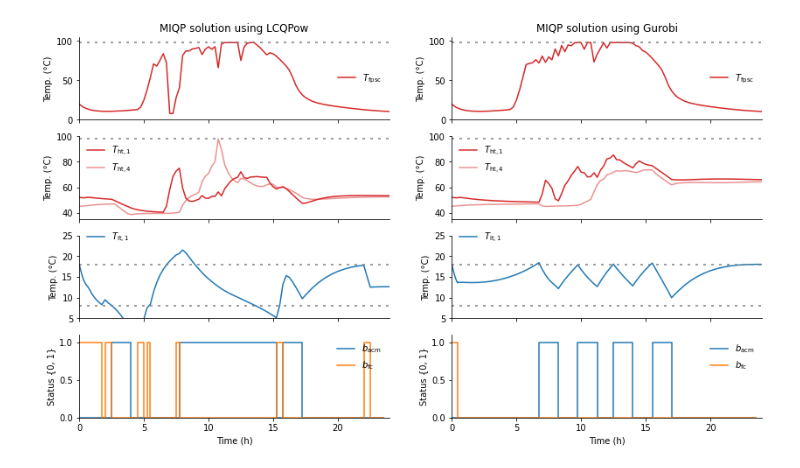
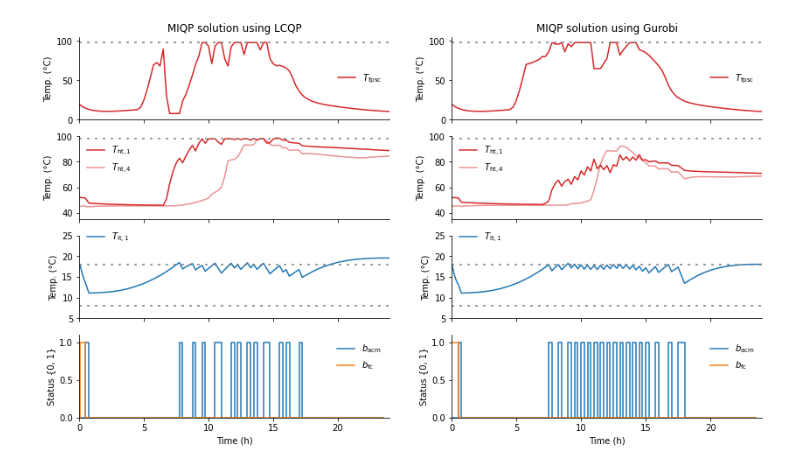
Before and after one commit to hallfjonas/LCQPTest, a Jupyter notebook: AdsorptionCooling/plot_miqp_solution.ipynb, the cells around one changed output. Drawn from its saved outputs; the diff is of its cells as text; code cells hidden in the pictures.

```diff
--- a/AdsorptionCooling/plot_miqp_solution.ipynb
+++ b/AdsorptionCooling/plot_miqp_solution.ipynb
@@ -12,7 +12,7 @@ nc = 4
 time_grid = np.loadtxt("sol1/time_grid.txt") / 3600
 
 # Set number to either 0: easier, or 1: harder
-expnum = 2;
+expnum = 0;
 
 # Create filename using expnum
 lcqp_sol_file = r"sol%d/x_opt_LCQPow.txt" % expnum;
@@ -92,32 +92,32 @@ for ax_j in ax[2]:
     ax_j.legend(loc="upper left", ncol=2, framealpha=0.0, bbox_to_anchor=(0, 1.15, 1.1, 0.0))
 
 
 ax[3][0].step(time_grid[:-1], b_data["lcqpow"][:,0], where="post", color = "#1f77b4ff", label = "$b_\mathsf{acm}$")
 ax[3][0].step(time_grid[:-1], b_data["lcqpow"][:,1], where="post", color = "#ff7f0eff", label = "$b_\mathsf{fc}$")
 
 ax[3][1].step(time_grid[:-1], b_data["gurobi"][:,0], where="post", color = "#1f77b4ff", label = "$b_\mathsf{acm}$")
 ax[3][1].step(time_grid[:-1], b_data["gurobi"][:,1], where="post", color = "#ff7f0eff", label = "$b_\mathsf{fc}$")
 
 for ax_j in ax[3]:
     ax_j.set_ylim(0, 1.1)
     ax_j.set_ylabel("Status {0, 1}")
     ax_j.legend(loc="upper right", framealpha=0.0)
 
 for ax_j in ax[-1]:
     ax_j.set_xlim(time_grid[0], time_grid[-1])
     ax_j.set_xlabel("Time (h)")
 
 for ax_k in ax:
     for ax_k_j in ax_k:
         ax_k_j.spines["top"].set_visible(False)
         ax_k_j.spines["right"].set_visible(False)
 
 
-ax[0][0].set_title("MIQP solution using LCQPow")
+ax[0][0].set_title("MIQP solution using LCQP")
 ax[0][1].set_title("MIQP solution using Gurobi")
 
 plt.show();
 figname = r"/home/syscop/paper-lcqp-2/figures/MIQP/comparison%d.pdf" % expnum;
 fig.savefig(figname, format="pdf", bbox_inches="tight");
 # %% [output]
-[figure, old version]
+[figure, new version]
```
Also changed, not shown: 2 other files.
